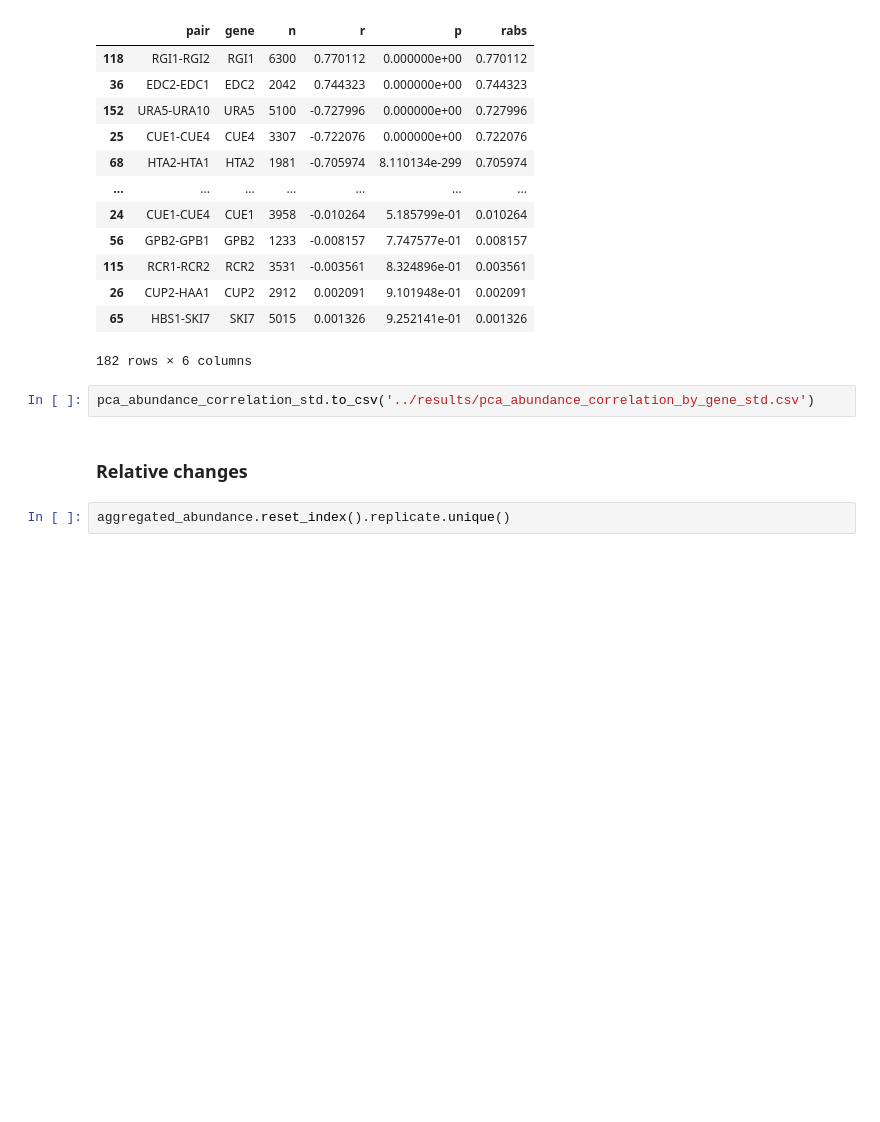
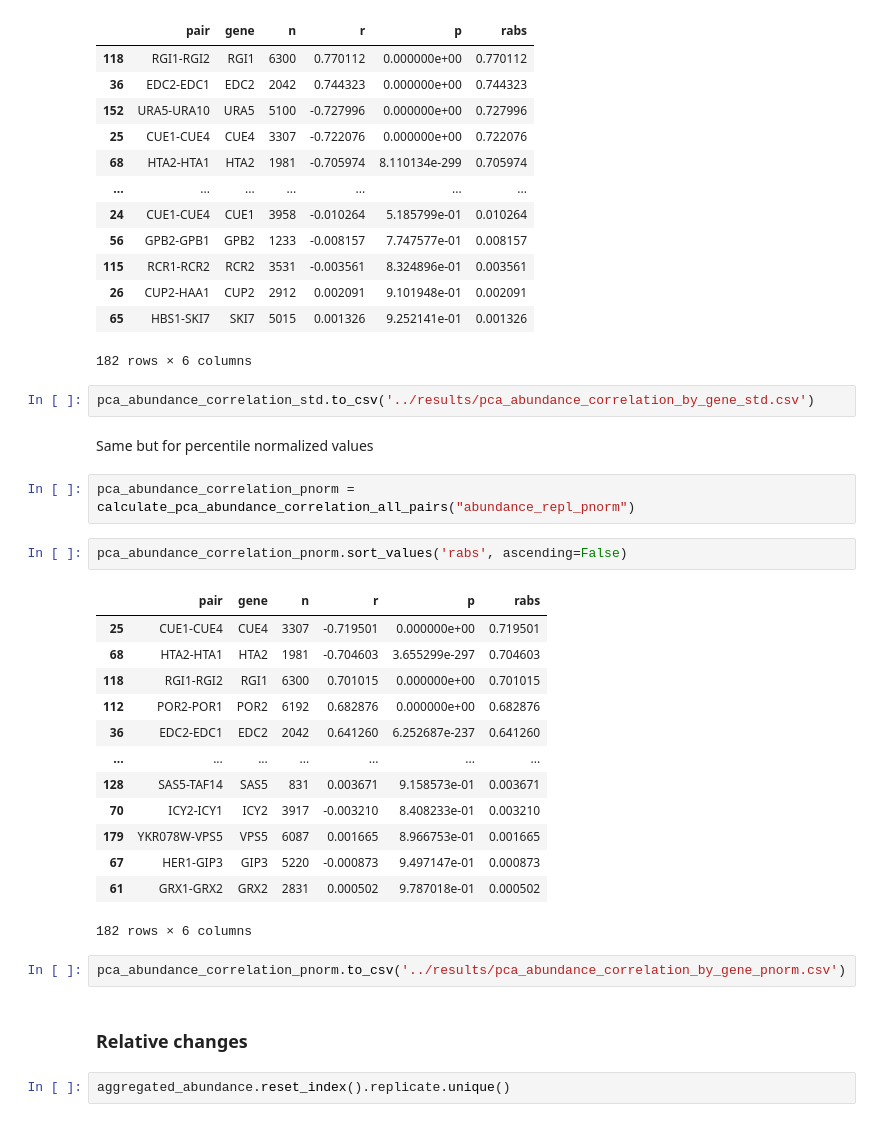
Before and after one commit to Kuzmin-Lab-code/yeast-paralog-redistribution, a Jupyter notebook: notebooks/abundance.ipynb, the cells around one changed output. Saved outputs shown, nothing was run; the diff lists cells and outputs as text; blank space fills up the shorter version.

```diff
--- a/notebooks/abundance.ipynb
+++ b/notebooks/abundance.ipynb
@@ -289,6 +351,28 @@ pca_abundance_correlation_std.sort_values('rabs', ascending=False)
 182 rows × 6 columns
 # %%
 pca_abundance_correlation_std.to_csv('../results/pca_abundance_correlation_by_gene_std.csv')
+# %% [markdown]
+Same but for percentile normalized values
+# %%
+pca_abundance_correlation_pnorm = calculate_pca_abundance_correlation_all_pairs("abundance_repl_pnorm")
+# %%
+pca_abundance_correlation_pnorm.sort_values('rabs', ascending=False)
+# %% [output]
+|  | pair | gene | n | r | p | rabs |
+| 25 | CUE1-CUE4 | CUE4 | 3307 | -0.719501 | 0.000000e+00 | 0.719501 |
+| 68 | HTA2-HTA1 | HTA2 | 1981 | -0.704603 | 3.655299e-297 | 0.704603 |
+| 118 | RGI1-RGI2 | RGI1 | 6300 | 0.701015 | 0.000000e+00 | 0.701015 |
+| 112 | POR2-POR1 | POR2 | 6192 | 0.682876 | 0.000000e+00 | 0.682876 |
+| 36 | EDC2-EDC1 | EDC2 | 2042 | 0.641260 | 6.252687e-237 | 0.641260 |
+| ... | ... | ... | ... | ... | ... | ... |
+| 128 | SAS5-TAF14 | SAS5 | 831 | 0.003671 | 9.158573e-01 | 0.003671 |
+| 70 | ICY2-ICY1 | ICY2 | 3917 | -0.003210 | 8.408233e-01 | 0.003210 |
+| 179 | YKR078W-VPS5 | VPS5 | 6087 | 0.001665 | 8.966753e-01 | 0.001665 |
+| 67 | HER1-GIP3 | GIP3 | 5220 | -0.000873 | 9.497147e-01 | 0.000873 |
+| 61 | GRX1-GRX2 | GRX2 | 2831 | 0.000502 | 9.787018e-01 | 0.000502 |
+182 rows × 6 columns
+# %%
+pca_abundance_correlation_pnorm.to_csv('../results/pca_abundance_correlation_by_gene_pnorm.csv')
 # %% [markdown]
 ### Relative changes
 # %%
```
Also changed, not shown: parts of 13 cells of this notebook.
